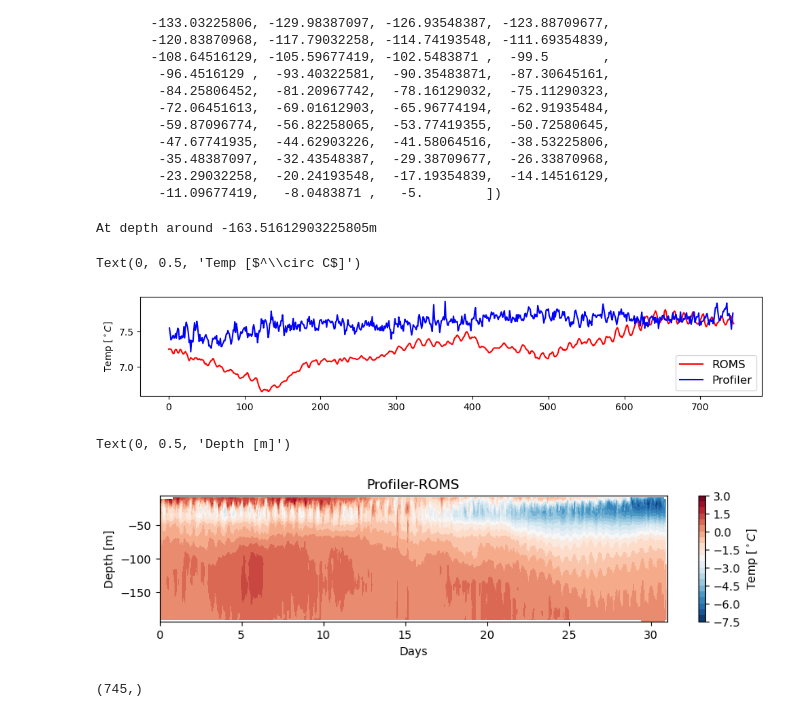
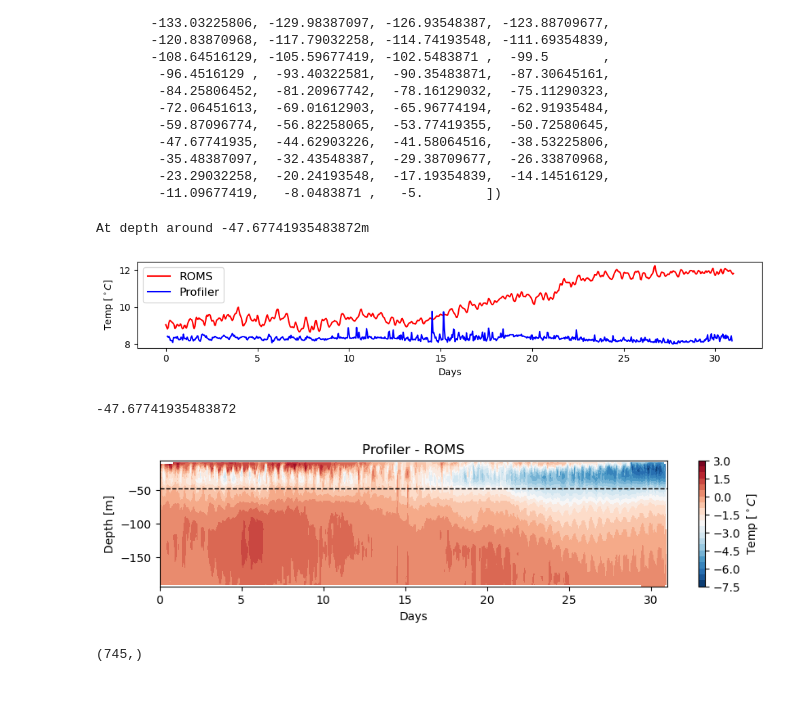
Before and after one commit to geo-smart/ocean, a Jupyter notebook: weiyang_notebooks/interpolation.ipynb, the cells around one changed output. Drawn from its saved outputs; the diff is of its cells as text; code cells hidden in the pictures.

```diff
--- a/weiyang_notebooks/interpolation.ipynb
+++ b/weiyang_notebooks/interpolation.ipynb
@@ -154,30 +156,38 @@ array([-194.        , -190.9516129 , -187.90322581, -184.85483871,
 # %%
 # Time Series comparison at a selected depth
 
-z0 = 10 # from -194m to -5m
+z0 = -15 # from -194m to -5m
 print('\nAt depth around {}m'.format(grid_z[1,z0]))
 fig3, ax = plt.subplots(1, 1, figsize=(10,2), tight_layout=True)
-ax.plot(np.arange(745), roms_int[:,z0],'r-',label='ROMS')
-ax.plot(np.arange(745), prof_int[:,z0],'b-',label='Profiler')
+ax.plot(np.arange(745)/24, roms_int[:,z0],'r-',label='ROMS')
+ax.plot(np.arange(745)/24, prof_int[:,z0],'b-',label='Profiler')
 ax.legend(loc='best',fontsize=12)
+ax.set_xlabel('Days', size=10)
 ax.set_ylabel('Temp [$^\circ C$]', size=10)
+
+fig3.savefig('./Figs/temp_time-series.png', dpi=300, bbox_inches='tight')
 # %% [output]
-At depth around -163.51612903225805m
+At depth around -47.67741935483872m
-Text(0, 0.5, 'Temp [$^\\circ C$]')
-[figure, old version]
+[figure, new version]
+# %%
+grid_z[1,z0]
+# %% [output]
+-47.67741935483872
 # %%
 # Divergence in contour plot
-plt.figure(figsize=(10, 2))
-contour = plt.contourf(grid_t/(24*60), grid_z, prof_int-roms_int, 20, cmap="RdBu_r")
+fig4 = plt.figure(figsize=(10, 2))
+ax = fig4.add_subplot(111)
+contour = ax.contourf(grid_t/(24*60), grid_z, prof_int-roms_int, 20, cmap="RdBu_r")
+ax.axhline(y=grid_z[1,z0], ls='--', color='k',lw=1)
 cbar = plt.colorbar(contour)
 #cbar.set_ticks([6,10,14,18])
 cbar.set_label(r'Temp $[^\circ C]$', fontsize=10)
-plt.title("Profiler-ROMS")
+plt.title("Profiler - ROMS")
 plt.xlabel("Days")
 plt.ylabel("Depth [m]")
+fig4.savefig('./Figs/temp_divergence_contour', dpi=300, bbox_inches='tight')
 # %% [output]
-Text(0, 0.5, 'Depth [m]')
-[figure, old version]
+[figure, new version]
 # %%
 #len(grid_t[:,1]), len(ds_roms.ocean_time.values)
 #ds_roms.ocean_time.values
```
Also changed, not shown: parts of 2 cells of this notebook, 2 other files.
